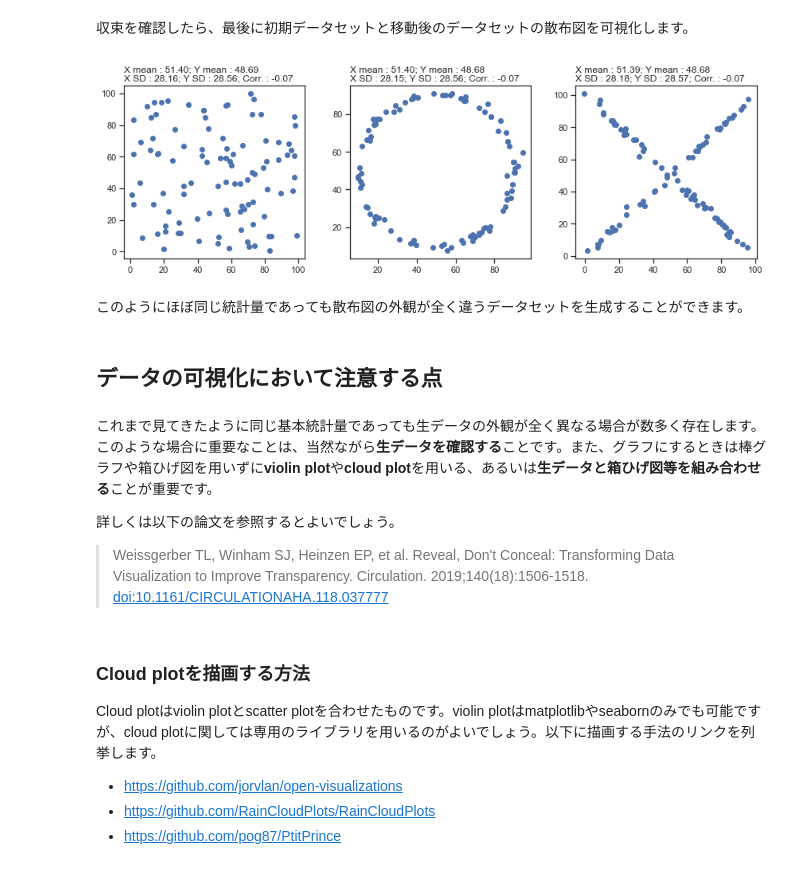
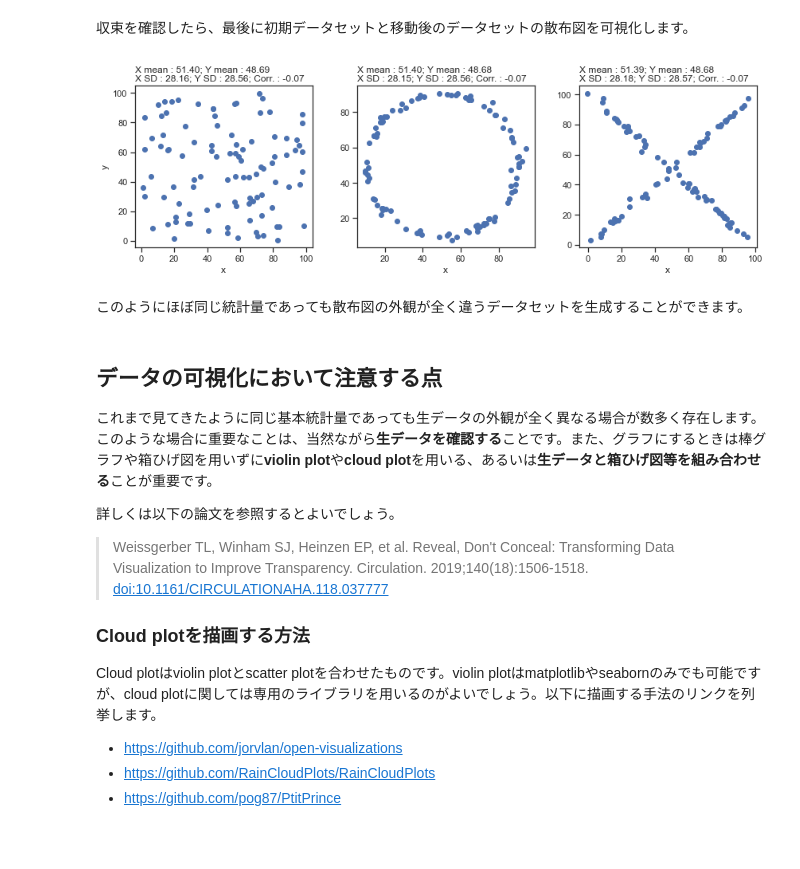
Before and after one commit to oumpy/hp_management, a Jupyter notebook: content/articles/2020sy/blog/samestats.ipynb, the cells around one changed output. Cells and saved outputs as stored; diff of their text form; code cells hidden in the pictures; blank space fills up the shorter version.

```diff
--- a/content/articles/2020sy/blog/samestats.ipynb
+++ b/content/articles/2020sy/blog/samestats.ipynb
@@ -224,33 +226,36 @@ plt.show()
 # %%
 plt.figure(figsize=(12,4))
 plt.subplot(1,3,1)
 statistics_title(X_init)
 plt.scatter(X_init[:, 0], X_init[:, 1])
+plt.xlabel("x"); plt.ylabel("y")
 
 plt.subplot(1,3,2)
 statistics_title(X1_opt)
 plt.scatter(X1_opt[:, 0], X1_opt[:, 1])
+plt.xlabel("x")
 
 plt.subplot(1,3,3)
 statistics_title(X2_opt)
 plt.scatter(X2_opt[:, 0], X2_opt[:, 1])
+plt.xlabel("x")
+
 plt.tight_layout()
 plt.show()
 # %% [output]
-[figure, old version]
+[figure, new version]
 # %% [markdown]
 このようにほぼ同じ統計量であっても散布図の外観が全く違うデータセットを生成することができます。
-# %% [markdown]
-## データの可視化において注意する点
 # %% [markdown]
+## データの可視化において注意する点
 これまで見てきたように同じ基本統計量であっても生データの外観が全く異なる場合が数多く存在します。このような場合に重要なことは、当然ながら**生データを確認する**ことです。また、グラフにするときは棒グラフや箱ひげ図を用いずに**violin plot**や**cloud plot**を用いる、あるいは**生データと箱ひげ図等を組み合わせる**ことが重要です。
 
 詳しくは以下の論文を参照するとよいでしょう。
 > Weissgerber TL, Winham SJ, Heinzen EP, et al. Reveal, Don't Conceal: Transforming Data Visualization to Improve Transparency. Circulation. 2019;140(18):1506-1518. [doi:10.1161/CIRCULATIONAHA.118.037777](https://www.ahajournals.org/doi/full/10.1161/CIRCULATIONAHA.118.037777)
+
+### Cloud plotを描画する方法
+Cloud plotはviolin plotとscatter plotを合わせたものです。violin plotはmatplotlibやseabornのみでも可能ですが、cloud plotに関しては専用のライブラリを用いるのがよいでしょう。以下に描画する手法のリンクを列挙します。
+
+- https://github.com/jorvlan/open-visualizations
+- https://github.com/RainCloudPlots/RainCloudPlots
+- https://github.com/pog87/PtitPrince
-# %% [markdown]
-### Cloud plotを描画する方法
-Cloud plotはviolin plotとscatter plotを合わせたものです。violin plotはmatplotlibやseabornのみでも可能ですが、cloud plotに関しては専用のライブラリを用いるのがよいでしょう。以下に描画する手法のリンクを列挙します。
-
-- https://github.com/jorvlan/open-visualizations
-- https://github.com/RainCloudPlots/RainCloudPlots
-- https://github.com/pog87/PtitPrince
```
Also changed, not shown: parts of 5 cells of this notebook.
